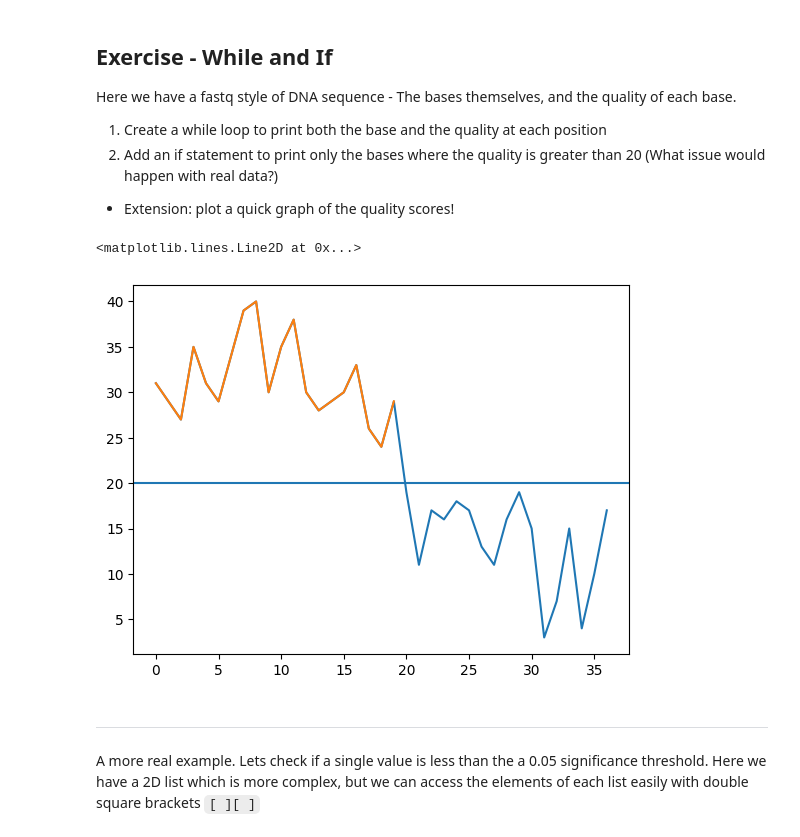
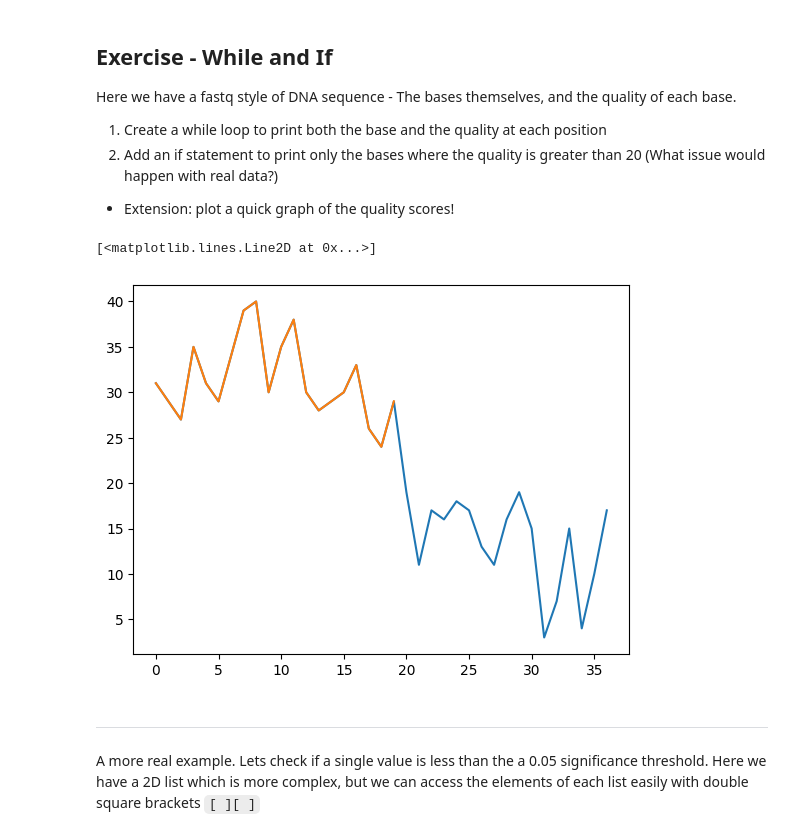
Before and after one commit to veronicamarchesi/PracticalPythonProgrammingForBiologists, a Jupyter notebook: Day2/P34B-Day2-Conditionals.ipynb, the cells around one changed output. Drawn from its saved outputs; the diff is of its cells as text; code cells hidden in the pictures.

````diff
--- a/Day2/P34B-Day2-Conditionals.ipynb
+++ b/Day2/P34B-Day2-Conditionals.ipynb
@@ -48,25 +48,23 @@ Here we have a fastq style of DNA sequence - The bases themselves, and the quali
 # %%
 sequence = "TGCATGACTGCATCGATCGTACGATCGATCGATCGAT"
 quality = [31, 29, 27, 35, 31, 29, 34, 39, 40, 30, 35, 38, 30, 28, 29, 30, 33, 26, 24, 29, 19, 11, 17, 16, 18, 17, 13, 11, 16, 19, 15, 3, 7, 15, 4, 10, 17]
 
 qual_gt20 = []
 
 index = 0
 while index < len(sequence):
   if quality[index] >20:
-    qual_gt20.append(quality[index])
-
+      qual_gt20.append(quality[index])
 
   index += 1
 
 import matplotlib.pyplot as plt
 
 plt.plot(range(len(quality)),quality)
 plt.plot(range(len(qual_gt20)),qual_gt20)
-plt.axhline(y=20)
 # %% [output]
-<matplotlib.lines.Line2D at 0x...>
+[<matplotlib.lines.Line2D at 0x...>]
-[figure, old version]
+[figure, new version]
 # %% [markdown]
 ---
 A more real example. Lets check if a single value is less than the a 0.05 significance threshold. Here we have a 2D list which is more complex, but we can access the elements of each list easily with double square brackets ```[ ][ ]```
````
Also changed, not shown: parts of 4 cells of this notebook.
